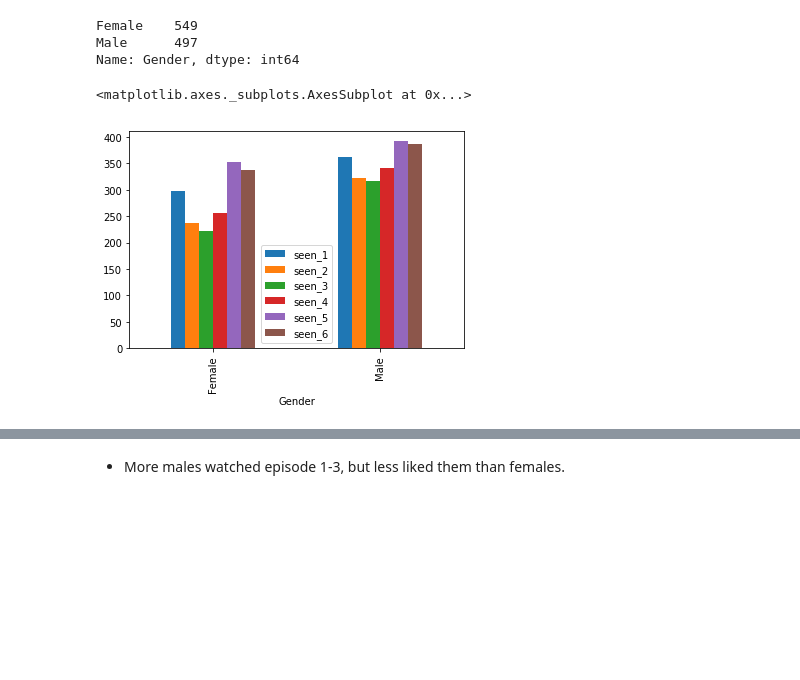
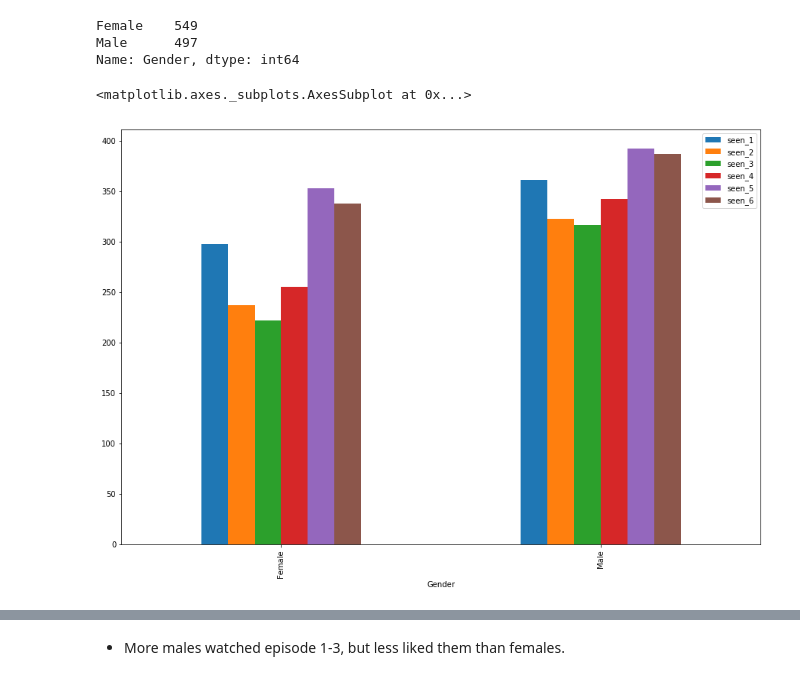
Before and after one commit to purvil/Star-Wars-survey-analysis, a Jupyter notebook: Star Wars Survey Analysis.ipynb, the cells around one changed output, grey strips where cells are left out. Drawn from its saved outputs; the diff is of its cells as text; code cells hidden in the pictures; blank space fills up the shorter version.

```diff
--- a/Star Wars Survey Analysis.ipynb
+++ b/Star Wars Survey Analysis.ipynb
@@ -193,8 +193,8 @@ Female    549
 Male      497
 Name: Gender, dtype: int64
 # %%
-star_wars.groupby('Gender')['seen_1','seen_2','seen_3','seen_4','seen_5','seen_6'].sum().plot(kind='bar')
+star_wars.groupby('Gender')['seen_1','seen_2','seen_3','seen_4','seen_5','seen_6'].sum().plot(kind='bar', figsize=(15,10))
 # %% [output]
 <matplotlib.axes._subplots.AxesSubplot at 0x...>
-[figure, old version]
+[figure, new version]
 # %%
```
Also changed, not shown: parts of 13 cells of this notebook.
